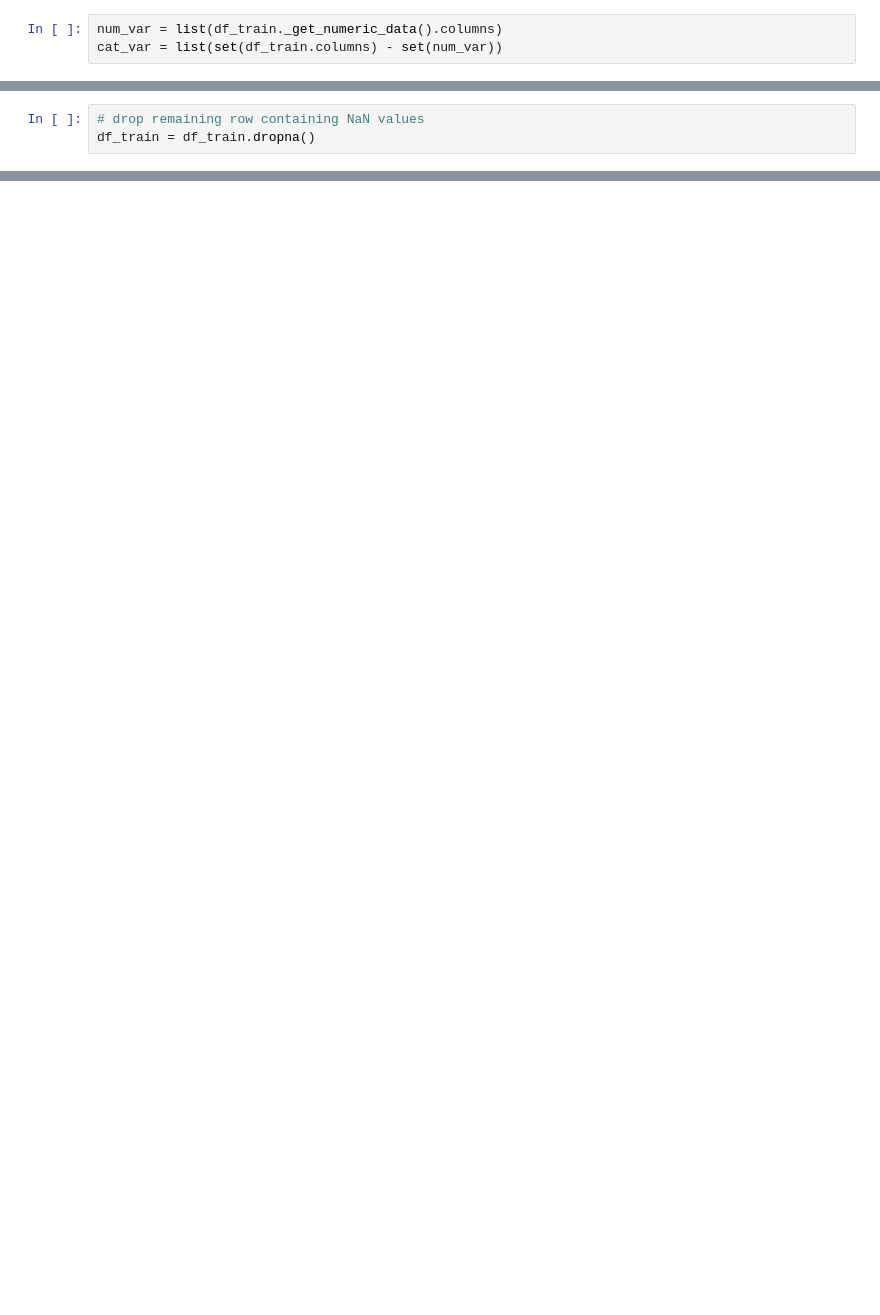
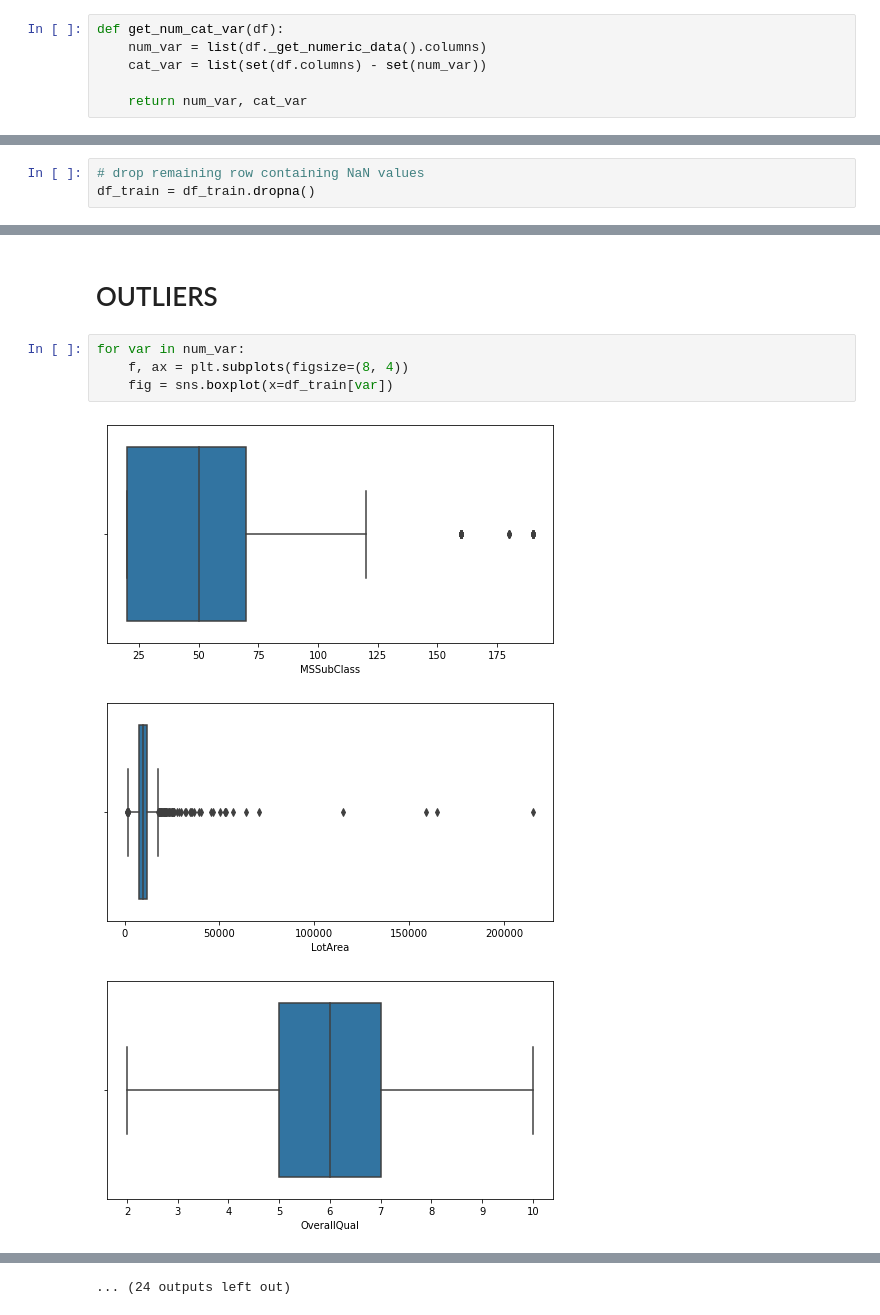
Before and after one commit to louisreberga/house-prices, a Jupyter notebook: main.ipynb, the cells around one changed output, grey strips where cells are left out. Cells and saved outputs as stored; diff of their text form; blank space fills up the shorter version.

```diff
--- a/main.ipynb
+++ b/main.ipynb
@@ -24,3 +29,6 @@ df_train.head()
 # %%
-num_var = list(df_train._get_numeric_data().columns)
-cat_var = list(set(df_train.columns) - set(num_var))
+def get_num_cat_var(df):
+    num_var = list(df._get_numeric_data().columns)
+    cat_var = list(set(df.columns) - set(num_var))
+
+    return num_var, cat_var
@@ -120,0 +140,10 @@ Name: SalePrice, dtype: float64
+# %% [markdown]
+# OUTLIERS
+# %%
+for var in num_var:
+    f, ax = plt.subplots(figsize=(8, 4))
+    fig = sns.boxplot(x=df_train[var])
+# %% [output]
+[figure, added]
+[figure, added]
+[figure, added]
@@ -120,0 +159 @@ Name: SalePrice, dtype: float64
+... (24 outputs left out)
```
Also changed, not shown: parts of 33 cells of this notebook.
